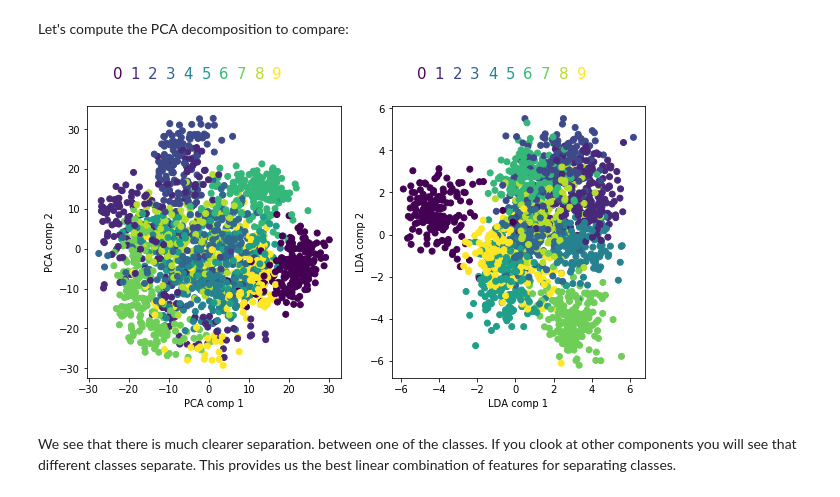
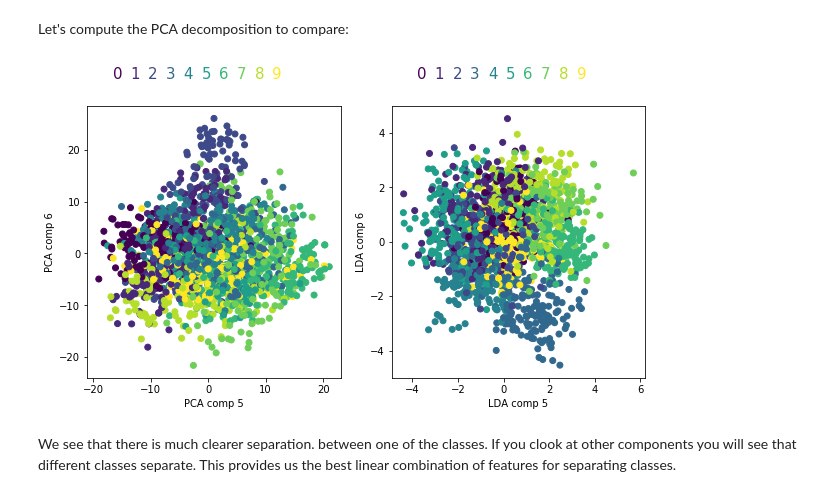
Before and after one commit to medford-group/data_analytics_ChE, a Jupyter notebook: 6-feature_engineering/lecture-feature_transformations.ipynb, the cells around one changed output. Cells and saved outputs as stored; diff of their text form; code cells hidden in the pictures.

```diff
--- a/6-feature_engineering/lecture-feature_transformations.ipynb
+++ b/6-feature_engineering/lecture-feature_transformations.ipynb
@@ -569,29 +586,29 @@ X_pca = pca_model.transform(X_mnist)
 # %%
 def add_labels(ax, cmap=plt.cm.viridis):
     colors = [cmap((i/9.)) for i in range(10)]
     xpos = 0.1
     for label in range(0,10):
         c = colors[label]
         ax.annotate(str(label), xy=[xpos, 1.1], xycoords='axes fraction', color=c, size=15)
         xpos += 0.07
 
 fig,axes = plt.subplots(1, 2, figsize=(10,5))
 
-comp1 = 1
-comp2 = 2
+comp1 = 5
+comp2 = 6
 
 axes[0].scatter(X_pca[:,comp1], X_pca[:,comp2], c=y_mnist)
 axes[0].set_xlabel('PCA comp {}'.format(comp1))
 axes[0].set_ylabel('PCA comp {}'.format(comp2))
 
 axes[1].scatter(X_lda[:,comp1], X_lda[:,comp2], c=y_mnist)
 axes[1].set_xlabel('LDA comp {}'.format(comp1))
 axes[1].set_ylabel('LDA comp {}'.format(comp2))
 
 add_labels(axes[0])
 add_labels(axes[1])
 # %% [output]
-[figure, old version]
+[figure, new version]
 # %% [markdown]
 We see that there is much clearer separation. between one of the classes. If you clook at other components you will see that different classes separate. This provides us the best linear combination of features for separating classes.
 # %% [markdown]
```
Also changed, not shown: parts of 38 cells of this notebook, 1 other file.
